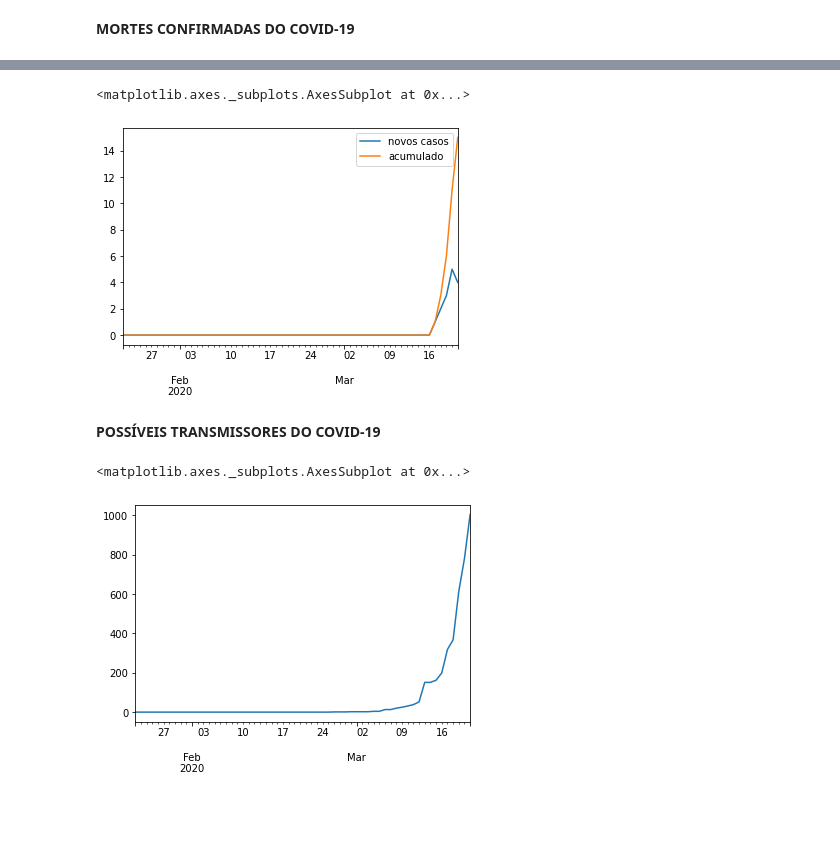
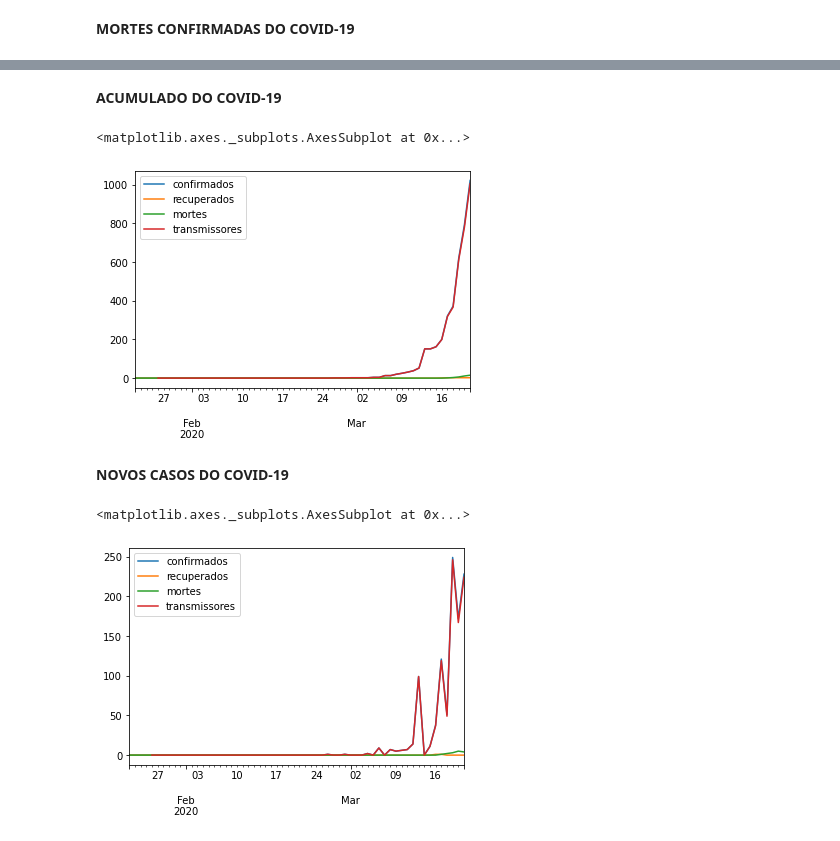
Before and after one commit to tiagopessoalima/covid-19, a Jupyter notebook: COVID_19.ipynb, the cells around one changed output, grey strips where cells are left out. Cells and saved outputs as stored; diff of their text form; code cells hidden in the pictures; blank space fills up the shorter version.

Commit message:
Gráficos de Transmissores, acumulado e novos casos

```diff
--- a/COVID_19.ipynb
+++ b/COVID_19.ipynb
@@ -5,16 +5,6 @@ import numpy as np
 import pandas as pd
 # %% [markdown]
 **FUNÇÕES AUXILIARES**
-# %%
-def somar_datas(dataset):
-
-  dataset = dataset.copy()
-
-  dataset = np.sum(dataset.iloc[:,4:dataset.shape[1]])
-
-  dataset.index = pd.DatetimeIndex(dataset.index)
-
-  return dataset
 # %%
 def novos_casos(dataset):
 
@@ -26,3 +16,12 @@ def novos_casos(dataset):
                            - dataset.values[linha][coluna-1], True)
 
   return dataset
+# %%
+def somar_datas(dataset):
+
+  dataset = dataset.copy()
+
+  dataset = np.sum(dataset.iloc[:,4:])
+  dataset.index = pd.DatetimeIndex(dataset.index)
+
+  return dataset
@@ -59,0 +65,3 @@ df.plot()
+# %%
+transmissores = confirmados.iloc[:,4:] - recuperados.iloc[:,4:] - mortes.iloc[:,4:]
+plotar(transmissores)
@@ -60,15 +70,18 @@ df.plot()
+# %% [markdown]
+**ACUMULADO DO COVID-19**
 # %%
-df = pd.concat([somar_datas(novos_casos(mortes)), somar_datas(mortes)], axis=1)
-df.columns = (['novos casos', 'acumulado'])
+df = pd.concat([somar_datas(confirmados), somar_datas(recuperados), somar_datas(mortes), somar_datas(transmissores)], axis=1)
+df.columns = (['confirmados', 'recuperados', 'mortes', 'transmissores'])
 df.plot()
 # %% [output]
 <matplotlib.axes._subplots.AxesSubplot at 0x...>
-[figure, old version]
+[figure, new version]
 # %% [markdown]
-**POSSÍVEIS TRANSMISSORES DO COVID-19**
+**NOVOS CASOS DO COVID-19**
 # %%
-transmissores = somar_datas(confirmados) - (somar_datas(recuperados) + somar_datas(mortes))
-transmissores.plot()
+df = pd.concat([somar_datas(novos_casos(confirmados)), somar_datas(novos_casos(recuperados)), somar_datas(novos_casos(mortes)), somar_datas(novos_casos(transmissores))], axis=1)
+df.columns = (['confirmados', 'recuperados', 'mortes', 'transmissores'])
+df.plot()
 # %% [output]
 <matplotlib.axes._subplots.AxesSubplot at 0x...>
-[figure, old version]
+[figure, new version]
```
Also changed, not shown: parts of 8 cells of this notebook.
